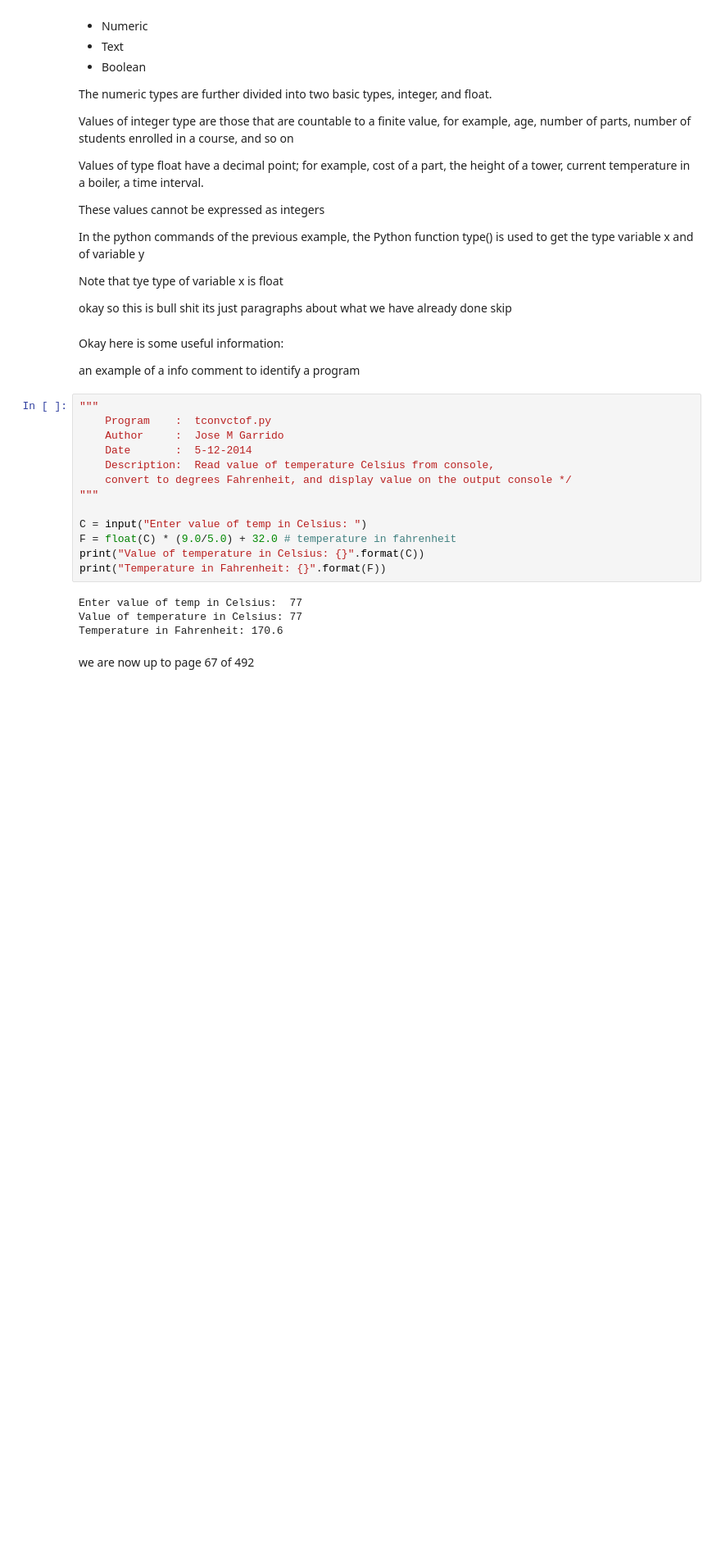
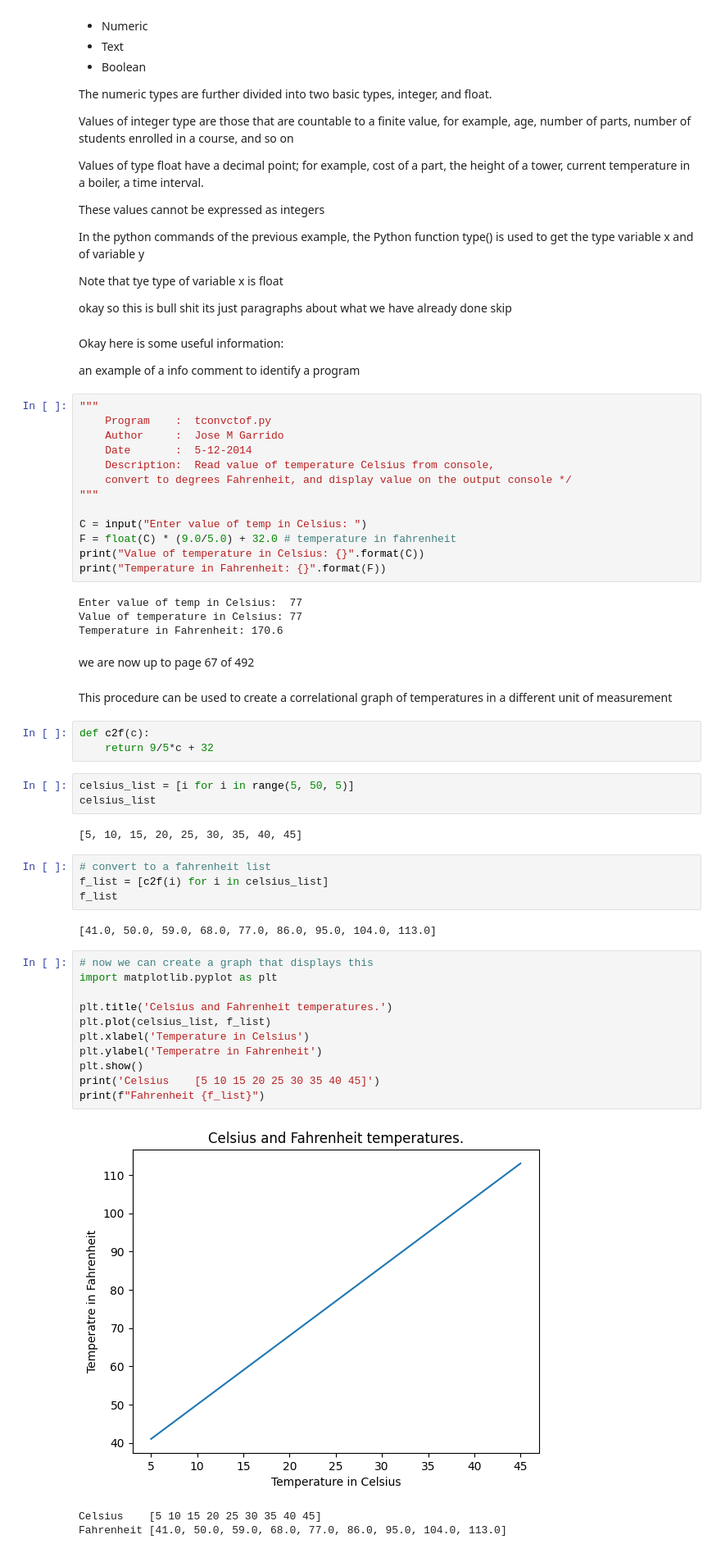
Before and after one commit to ethanpeacockaol/Studies, a Jupyter notebook: ComputationalModels/Chapter2.ipynb, the cells around one changed output. Shown at 82% size. Saved outputs shown, nothing was run; the diff lists cells and outputs as text; blank space fills up the shorter version.

```diff
--- a/ComputationalModels/Chapter2.ipynb
+++ b/ComputationalModels/Chapter2.ipynb
@@ -323,3 +323,34 @@ Value of temperature in Celsius: 77
 Temperature in Fahrenheit: 170.6
 # %% [markdown]
 we are now up to page 67 of 492
+# %% [markdown]
+This procedure can be used to create a correlational graph of temperatures in a different unit of measurement
+# %%
+def c2f(c):
+    return 9/5*c + 32
+# %%
+celsius_list = [i for i in range(5, 50, 5)]
+celsius_list
+# %% [output]
+[5, 10, 15, 20, 25, 30, 35, 40, 45]
+# %%
+# convert to a fahrenheit list
+f_list = [c2f(i) for i in celsius_list]
+f_list
+# %% [output]
+[41.0, 50.0, 59.0, 68.0, 77.0, 86.0, 95.0, 104.0, 113.0]
+# %%
+# now we can create a graph that displays this
+import matplotlib.pyplot as plt
+
+plt.title('Celsius and Fahrenheit temperatures.')
+plt.plot(celsius_list, f_list)
+plt.xlabel('Temperature in Celsius')
+plt.ylabel('Temperatre in Fahrenheit')
+plt.show()
+print('Celsius    [5 10 15 20 25 30 35 40 45]')
+print(f"Fahrenheit {f_list}")
+# %% [output]
+[figure, added]
+Celsius    [5 10 15 20 25 30 35 40 45]
+Fahrenheit [41.0, 50.0, 59.0, 68.0, 77.0, 86.0, 95.0, 104.0, 113.0]
```
Also changed, not shown: parts of 8 cells of this notebook.
